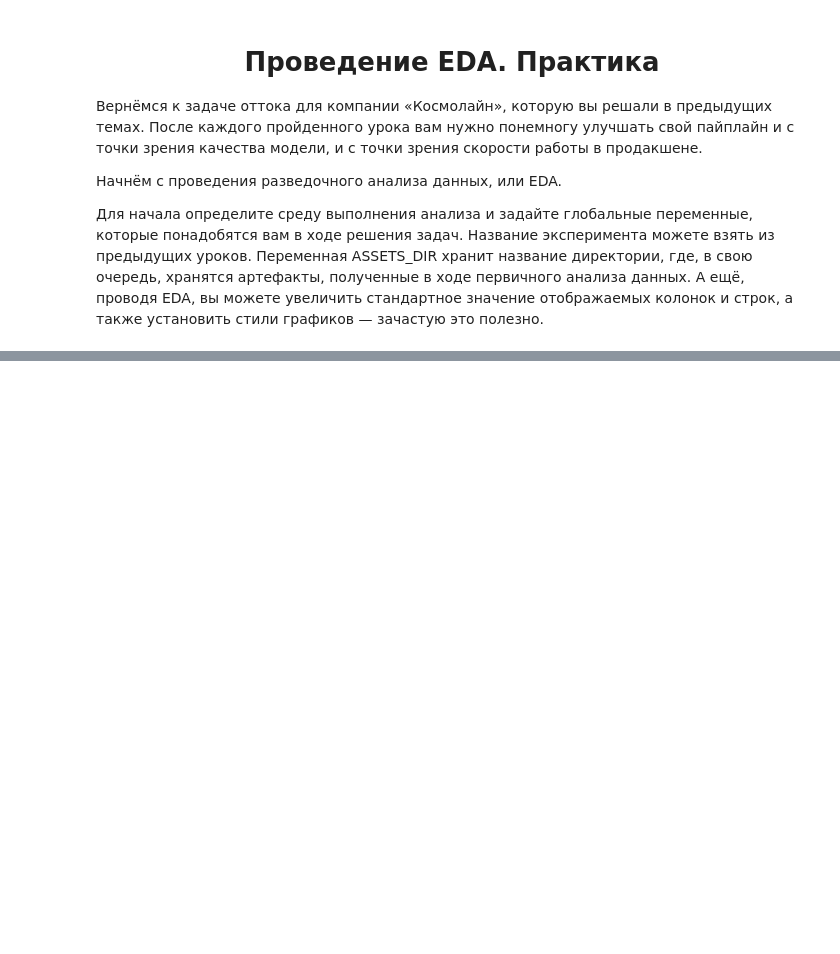
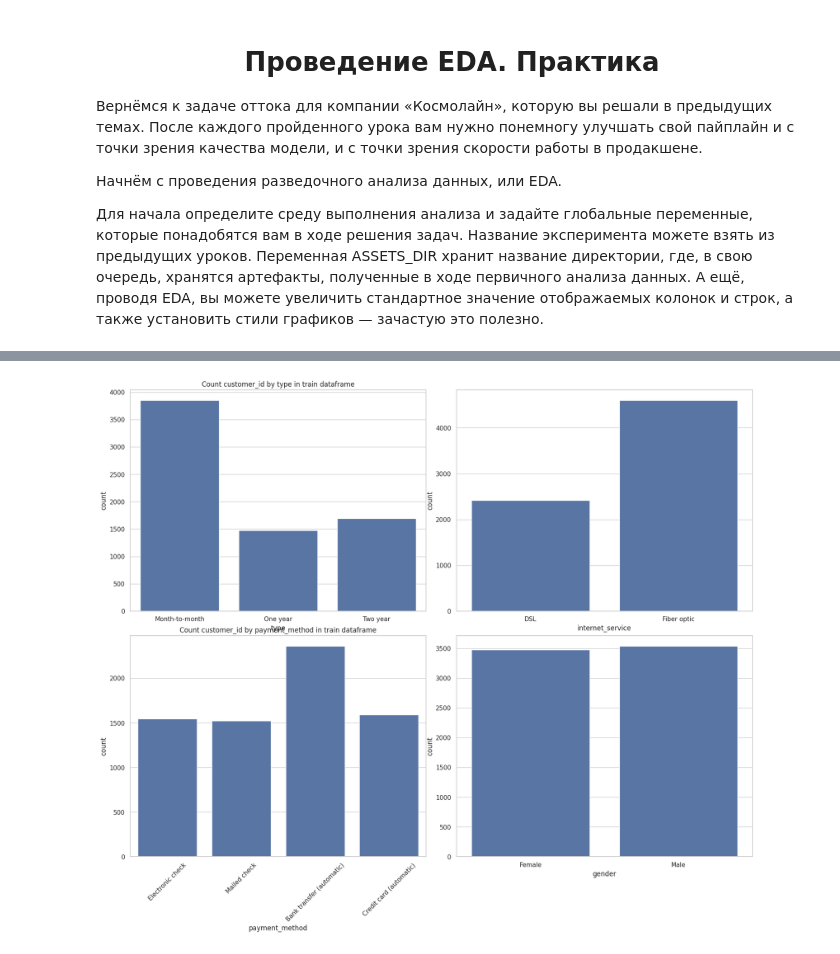
Before and after one commit to alexnikzotov/mle-mlflow, a Jupyter notebook: 3_3_1_visual.ipynb, the cells around one changed output, grey strips where cells are left out. Saved outputs shown, nothing was run; the diff lists cells and outputs as text; code cells hidden in the pictures; blank space fills up the shorter version.

```diff
--- a/3_3_1_visual.ipynb
+++ b/3_3_1_visual.ipynb
@@ -36,0 +37,17 @@ ModuleNotFoundError: No module named 'seaborn'
+# %%
+connection = {"sslmode": "require", "target_session_attrs": "read-write"}
+postgres_credentials = {"host": 'rc1b-uh7kdmcx67eomesf.mdb.yandexcloud.net', #os.getenv("DB_DESTINATION_HOST"),
+                        "port": '6432', #os.getenv("DB_DESTINATION_PORT"),
+                        "dbname": 'playground_mle_20250529_05fed48463', #os.getenv("DB_DESTINATION_NAME"),
+                        "user": 'mle_20250529_05fed48463', #os.getenv("DB_DESTINATION_USER"),
+                        "password": '0c567edd8ad8472e87d5c85cc4d664e4' } #os.getenv("DB_DESTINATION_PASSWORD")}
+connection.update(postgres_credentials)
+
+with psycopg.connect(**connection) as conn:
+    with conn.cursor() as cur:
+        cur.execute(f"SELECT * FROM {TABLE_NAME}")
+        data = cur.fetchall()
+        columns = [col[0] for col in cur.description]
+
+df = pd.DataFrame(data, columns=columns)
+df.head(2)
@@ -36,0 +69,42 @@ ModuleNotFoundError: No module named 'seaborn'
+# %%
+fig, axs = plt.subplots(2, 2)# ваш код тут #
+fig.set_size_inches(16.5, 12.5, forward=True)
+fig.tight_layout(pad=1.6)
+
+
+x = "type"
+y = "customer_id"
+stat = ["count"]
+agg_df = df.groupby(x)[y].agg(stat).reset_index() # ваш код тут #
+sns.barplot(data=agg_df, x=x, y=stat[0], ax=axs[0, 0])
+#sns.barplot(data=agg_df, x=x, y='count', ax=axs[0, 0]) # ваш код тут #
+axs[0, 0].set_title(f'Count {y} by {x} in train dataframe')
+
+x = "payment_method"
+y = "customer_id"
+# ваш код тут #
+agg_df = df.groupby(x)[y].agg(['count']).reset_index()
+sns.barplot(data=agg_df, x=x, y=stat[0], ax=axs[1, 0])
+#sns.barplot(data=agg_df, x=x, y='count', ax=axs[1, 0])
+axs[1, 0].set_title(f'Count {y} by {x} in train dataframe')
+axs[1, 0].set_xticklabels(df[x].unique(), rotation = 45);
+
+x = "internet_service"
+y = "customer_id"
+stat = ["count"]
+# ваш код тут #
+agg_df = df.groupby(x)[y].agg(stat).reset_index()  # Группировка данных
+sns.barplot(data=agg_df, x=x, y=stat[0], ax=axs[0, 1])
+#sns.barplot(data=agg_df, x=x, y='count', ax=axs[0, 1])  # Построение графика
+
+x = "gender"
+y = "customer_id"
+stat = ["count"]
+# ваш код тут #
+agg_df = df.groupby(x)[y].agg(stat).reset_index()  # Группировка данных
+sns.barplot(data=agg_df, x=x, y=stat[0], ax=axs[1, 1])
+#sns.barplot(data=agg_df, x=x, y='count', ax=axs[1, 1])  # Построение графика
+
+plt.savefig(os.path.join(ASSETS_DIR, 'cat_features_1'))
+# %% [output]
+[figure, added]
```
Also changed, not shown: parts of 4 cells of this notebook.
